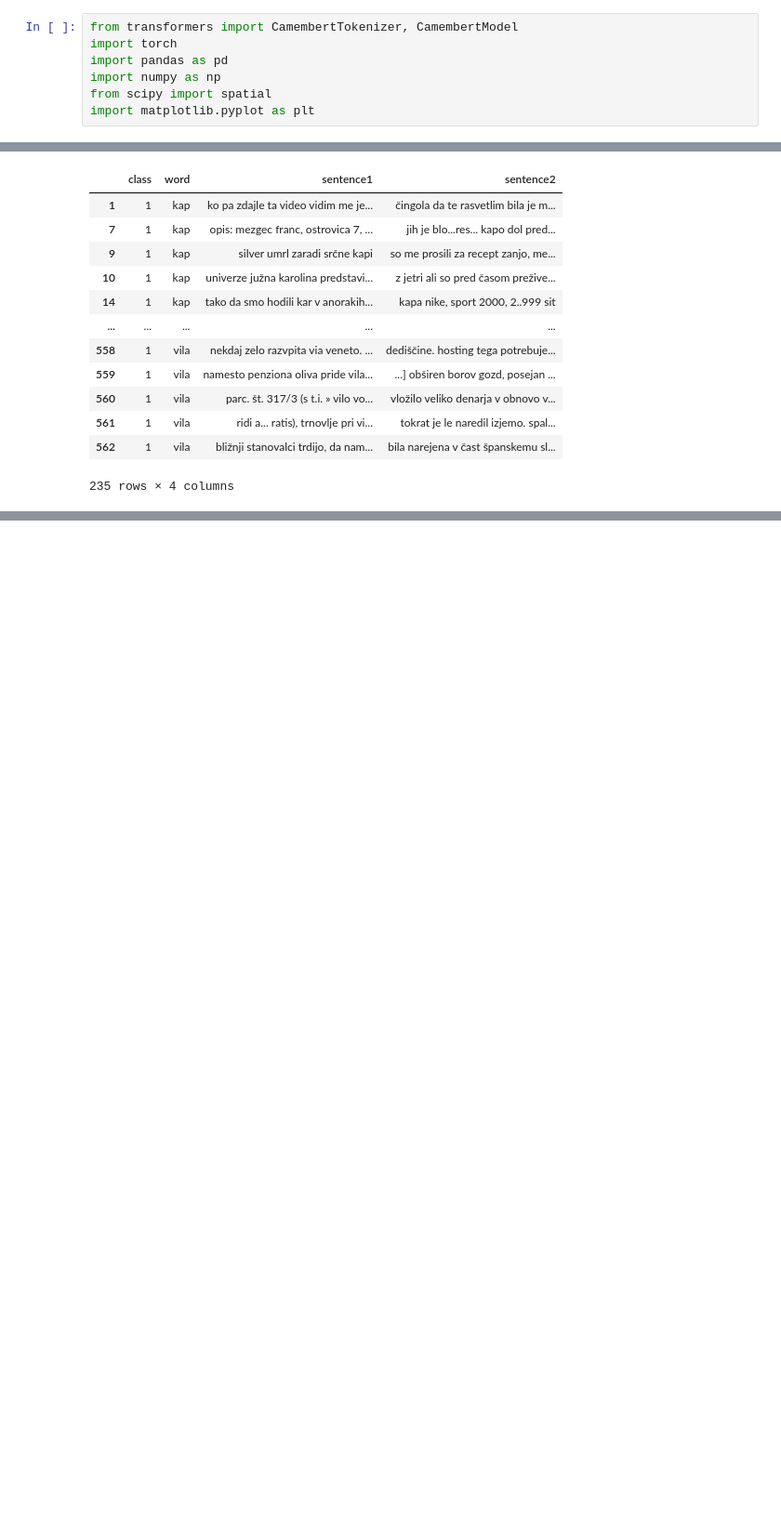
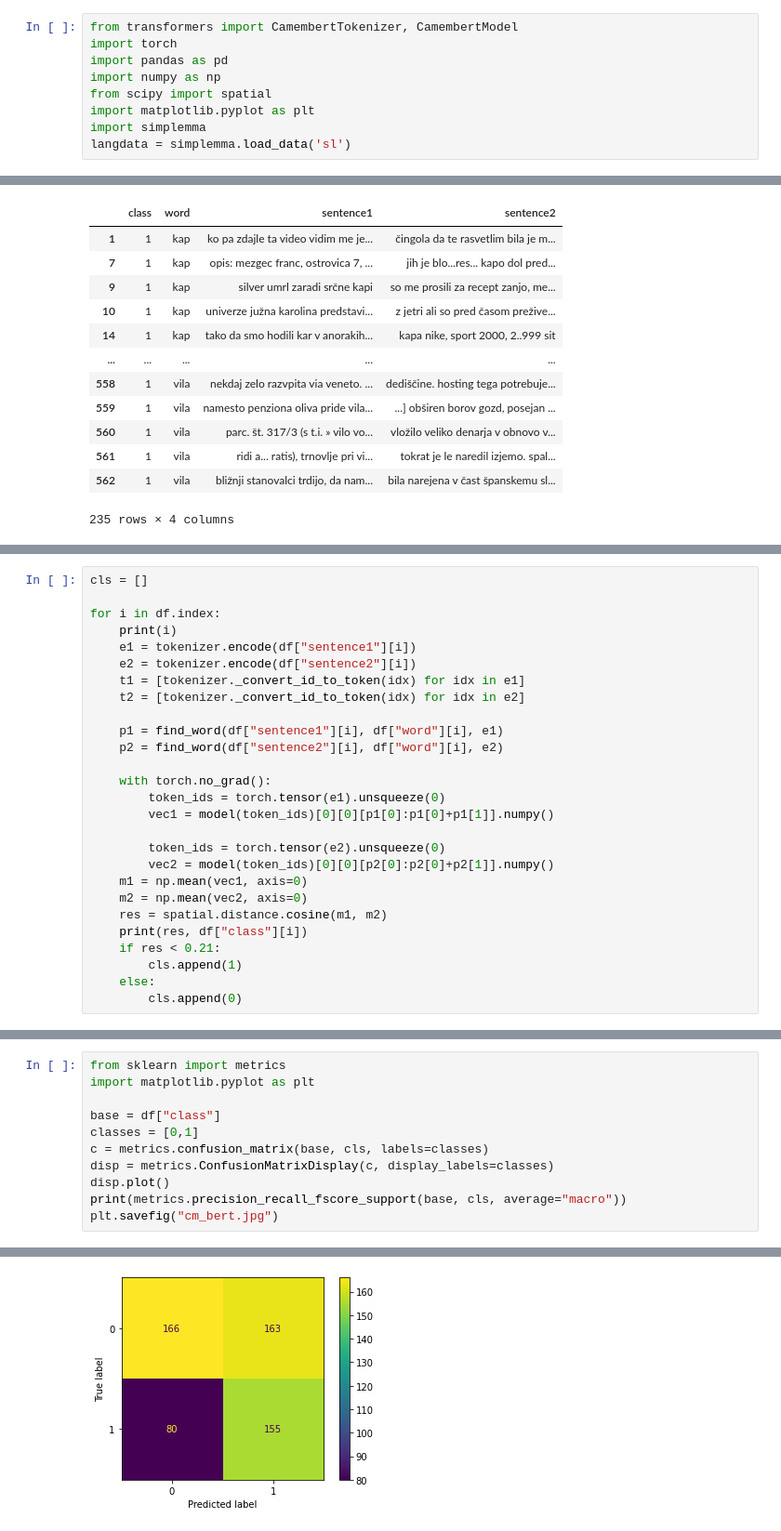
Before and after one commit to JureTic/NLP, a Jupyter notebook: notebooks/threshold_bert.ipynb, the cells around one changed output, grey strips where cells are left out. Shown at 93% size. Drawn from its saved outputs; the diff is of its cells as text; blank space fills up the shorter version.

Commit message:
fixed bert annotations, added accuracy measures fro our approaches

```diff
--- a/notebooks/threshold_bert.ipynb
+++ b/notebooks/threshold_bert.ipynb
@@ -5,6 +5,8 @@ import pandas as pd
 import numpy as np
 from scipy import spatial
 import matplotlib.pyplot as plt
+import simplemma
+langdata = simplemma.load_data('sl')
 # %%
 model = CamembertModel.from_pretrained('sloberta', output_hidden_states = True)
 model.eval()
@@ -187,0 +250,27 @@ print(np.std(test1, axis=0))
+# %%
+cls = []
+
+for i in df.index:
+    print(i)
+    e1 = tokenizer.encode(df["sentence1"][i])
+    e2 = tokenizer.encode(df["sentence2"][i])
+    t1 = [tokenizer._convert_id_to_token(idx) for idx in e1]
+    t2 = [tokenizer._convert_id_to_token(idx) for idx in e2]
+
+    p1 = find_word(df["sentence1"][i], df["word"][i], e1)
+    p2 = find_word(df["sentence2"][i], df["word"][i], e2)
+
+    with torch.no_grad():
+        token_ids = torch.tensor(e1).unsqueeze(0)
+        vec1 = model(token_ids)[0][0][p1[0]:p1[0]+p1[1]].numpy()
+
+        token_ids = torch.tensor(e2).unsqueeze(0)
+        vec2 = model(token_ids)[0][0][p2[0]:p2[0]+p2[1]].numpy()
+    m1 = np.mean(vec1, axis=0)
+    m2 = np.mean(vec2, axis=0)
+    res = spatial.distance.cosine(m1, m2)
+    print(res, df["class"][i])
+    if res < 0.21:
+        cls.append(1)
+    else:
+        cls.append(0)
@@ -187,0 +312,12 @@ print(np.std(test1, axis=0))
+# %%
+from sklearn import metrics
+import matplotlib.pyplot as plt
+
+base = df["class"]
+classes = [0,1]
+c = metrics.confusion_matrix(base, cls, labels=classes)
+disp = metrics.ConfusionMatrixDisplay(c, display_labels=classes)
+disp.plot()
+print(metrics.precision_recall_fscore_support(base, cls, average="macro"))
+plt.savefig("cm_bert.jpg")
+# %% [output]
@@ -187,0 +325 @@ print(np.std(test1, axis=0))
+[figure, added]
```
Also changed, not shown: parts of 10 cells of this notebook, 5 other files.
